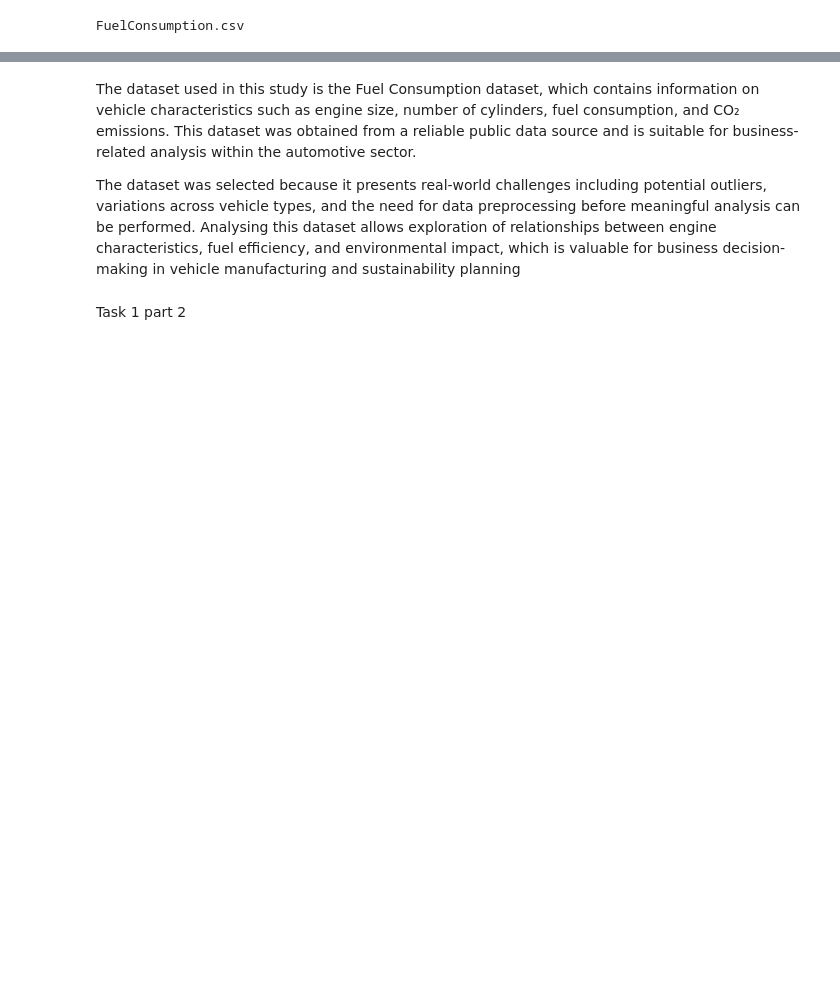
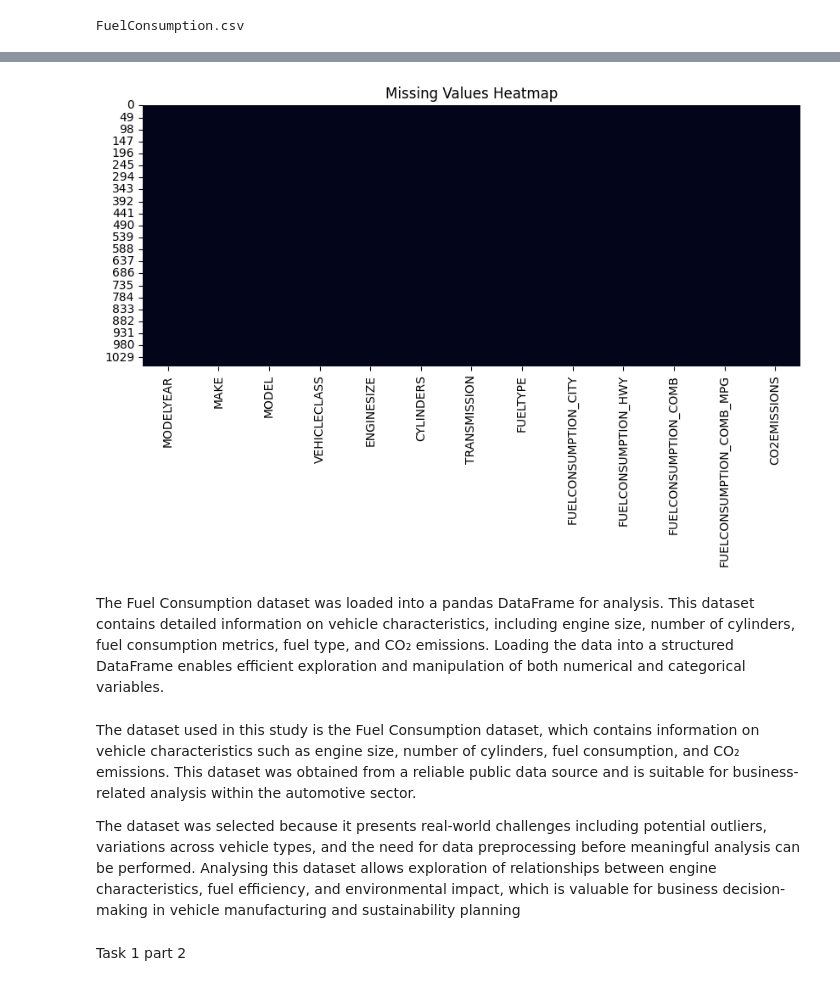
Before and after one commit to SethuSA/CMP7005-Programming-for-data-analysis, a Jupyter notebook: CMP7000_Final_assignment.ipynb, the cells around one changed output, grey strips where cells are left out. Saved outputs shown, nothing was run; the diff lists cells and outputs as text; code cells hidden in the pictures; blank space fills up the shorter version.

```diff
--- a/CMP7000_Final_assignment.ipynb
+++ b/CMP7000_Final_assignment.ipynb
@@ -28,0 +58,2 @@ df.head()
+# %%
+df=df.replace("not available", np.nan)
@@ -29,3 +80,15 @@ df.head()
+# %%
+import matplotlib.pyplot as plt
+import seaborn as sns
+
+plt.figure(figsize=(10,4))
+sns.heatmap(df.isnull(), cbar=False)
+plt.title("Missing Values Heatmap")
+plt.show()
+# %% [output]
+[figure, added]
+# %% [markdown]
+The Fuel Consumption dataset was loaded into a pandas DataFrame for analysis. This dataset contains detailed information on vehicle characteristics, including engine size, number of cylinders, fuel consumption metrics, fuel type, and CO₂ emissions. Loading the data into a structured DataFrame enables efficient exploration and manipulation of both numerical and categorical variables.
 # %% [markdown]
 The dataset used in this study is the Fuel Consumption dataset, which contains information on vehicle characteristics such as engine size, number of cylinders, fuel consumption, and CO₂ emissions. This dataset was obtained from a reliable public data source and is suitable for business-related analysis within the automotive sector.
 
```
Also changed, not shown: parts of 26 cells of this notebook.
